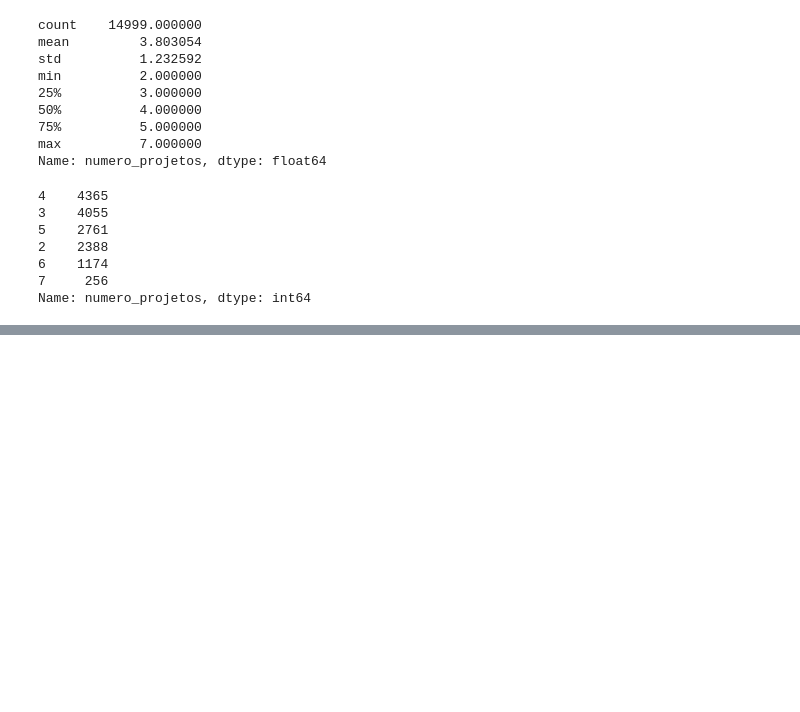
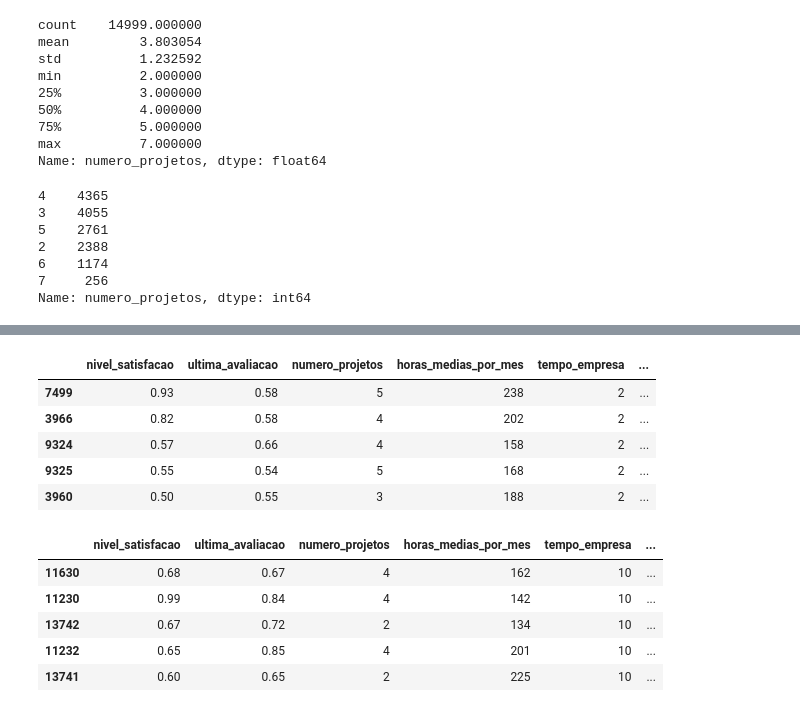
Before and after one commit to Krupique/challenges-kaggle, a Jupyter notebook: challenges/14_PeopleAnalytics/PeopleAnalytics.ipynb, the cells around one changed output, grey strips where cells are left out. Saved outputs shown, nothing was run; the diff lists cells and outputs as text; code cells hidden in the pictures; blank space fills up the shorter version.

```diff
--- a/challenges/14_PeopleAnalytics/PeopleAnalytics.ipynb
+++ b/challenges/14_PeopleAnalytics/PeopleAnalytics.ipynb
@@ -206,0 +260,16 @@ exibeBarplot(df_ind, coluna='numero_projetos', xlabel='Número de projetos' , yl
+# %%
+display(df_ind.sort_values(by=['tempo_empresa'], ascending=True).head(5))
+display(df_ind.sort_values(by=['tempo_empresa'], ascending=False).head(5))
+# %% [output]
+|  | nivel_satisfacao | ultima_avaliacao | numero_projetos | horas_medias_por_mes | tempo_empresa | ... |
+| 7499 | 0.93 | 0.58 | 5 | 238 | 2 | ... |
+| 3966 | 0.82 | 0.58 | 4 | 202 | 2 | ... |
+| 9324 | 0.57 | 0.66 | 4 | 158 | 2 | ... |
+| 9325 | 0.55 | 0.54 | 5 | 168 | 2 | ... |
+| 3960 | 0.50 | 0.55 | 3 | 188 | 2 | ... |
+|  | nivel_satisfacao | ultima_avaliacao | numero_projetos | horas_medias_por_mes | tempo_empresa | ... |
+| 11630 | 0.68 | 0.67 | 4 | 162 | 10 | ... |
+| 11230 | 0.99 | 0.84 | 4 | 142 | 10 | ... |
+| 13742 | 0.67 | 0.72 | 2 | 134 | 10 | ... |
+| 11232 | 0.65 | 0.85 | 4 | 201 | 10 | ... |
+| 13741 | 0.60 | 0.65 | 2 | 225 | 10 | ... |
```
Also changed, not shown: parts of 22 cells of this notebook.
